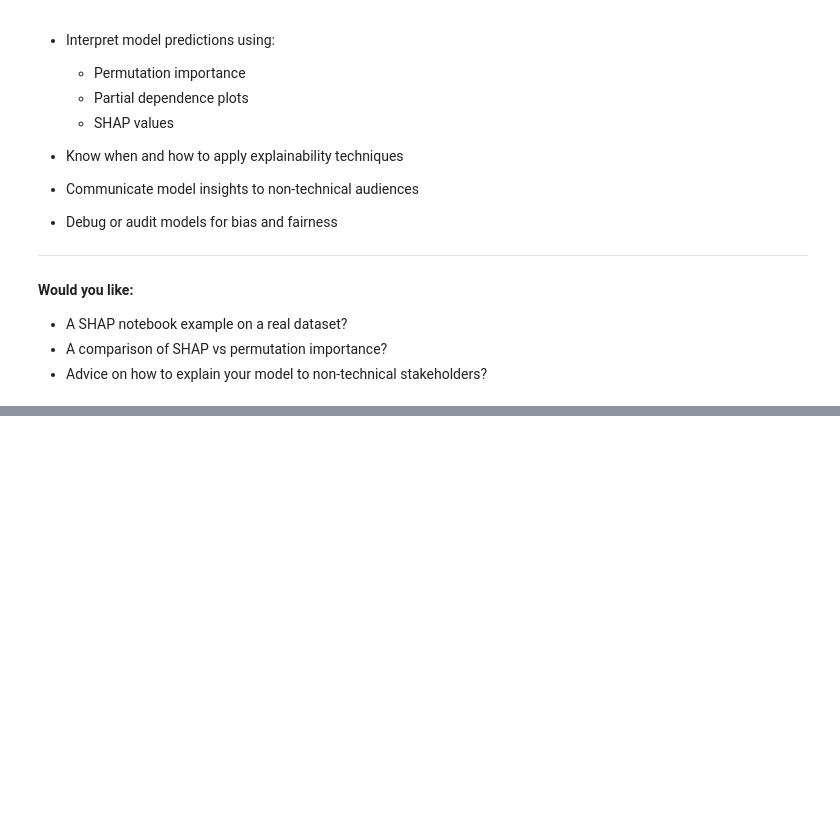
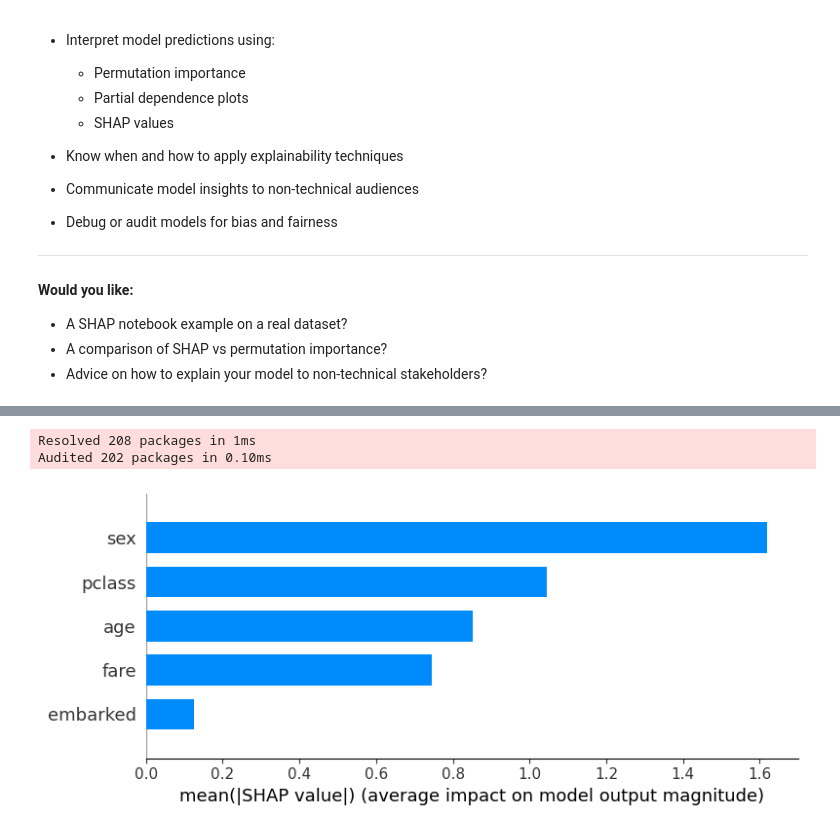
Before and after one commit to deanesh/data-science-examples, a Jupyter notebook: 15-machine_learning_explainability/machine_learning_explainability.ipynb, the cells around one changed output, grey strips where cells are left out. Saved outputs shown, nothing was run; the diff lists cells and outputs as text; code cells hidden in the pictures; blank space fills up the shorter version.

```diff
--- a/15-machine_learning_explainability/machine_learning_explainability.ipynb
+++ b/15-machine_learning_explainability/machine_learning_explainability.ipynb
@@ -138,0 +245,45 @@ shap.summary_plot(shap_values, X_val)
+# %%
+# Step 1: Install required packages (run if needed)
+!uv add shap xgboost seaborn scikit-learn pandas
+
+# Step 2: Imports
+import shap
+import xgboost
+import seaborn as sns
+import pandas as pd
+from sklearn.model_selection import train_test_split
+from sklearn.preprocessing import LabelEncoder
+
+# Step 3: Load Titanic dataset
+df = sns.load_dataset('titanic')
+
+# Step 4: Clean and preprocess
+df = df[['survived', 'pclass', 'sex', 'age', 'fare', 'embarked']].dropna()
+
+# Encode categorical features
+le_sex = LabelEncoder()
+le_embarked = LabelEncoder()
+df['sex'] = le_sex.fit_transform(df['sex'])          # male=1, female=0
+df['embarked'] = le_embarked.fit_transform(df['embarked'])  # C=0, Q=1, S=2 (or similar)
+
+# Step 5: Define features and target
+X = df.drop(columns='survived')
+y = df['survived']
+
+# Step 6: Train-test split
+X_train, X_val, y_train, y_val = train_test_split(X, y, test_size=0.2, random_state=42)
+
+# Step 7: Train XGBoost model
+model = xgboost.XGBClassifier(n_estimators=50, eval_metric='logloss')
+model.fit(X_train, y_train)
+
+# Step 8: SHAP Explanation
+explainer = shap.TreeExplainer(model)
+shap_values = explainer.shap_values(X_val)
+
+# Step 9: SHAP summary bar plot
+shap.summary_plot(shap_values, X_val, plot_type="bar")
+# %% [output]
+Resolved 208 packages in 1ms
+Audited 202 packages in 0.10ms
+[figure, added]
```
Also changed, not shown: parts of 4 cells of this notebook, 2 other files.
